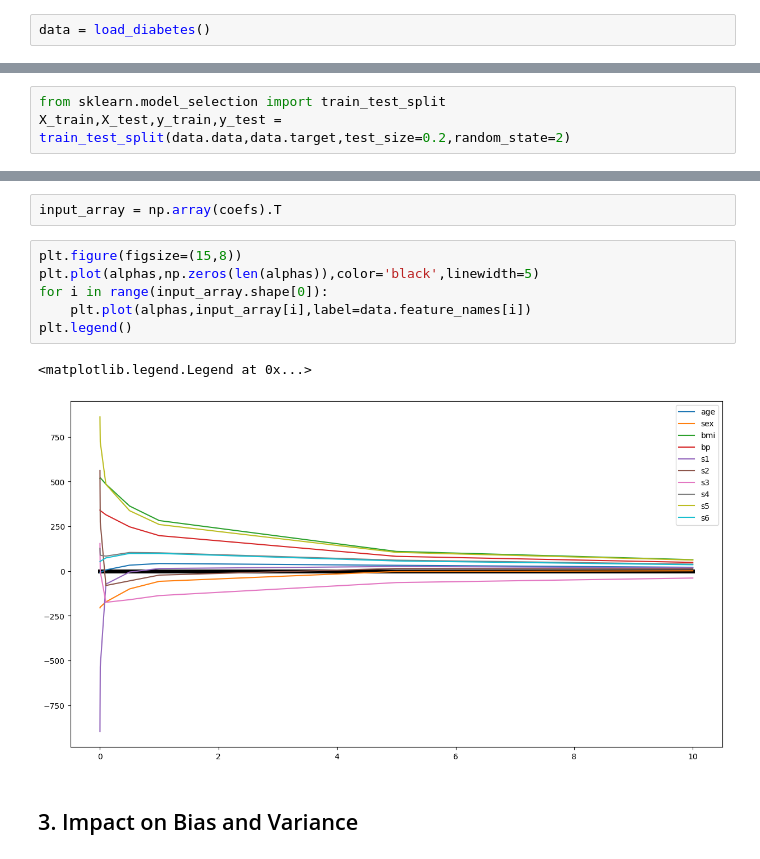
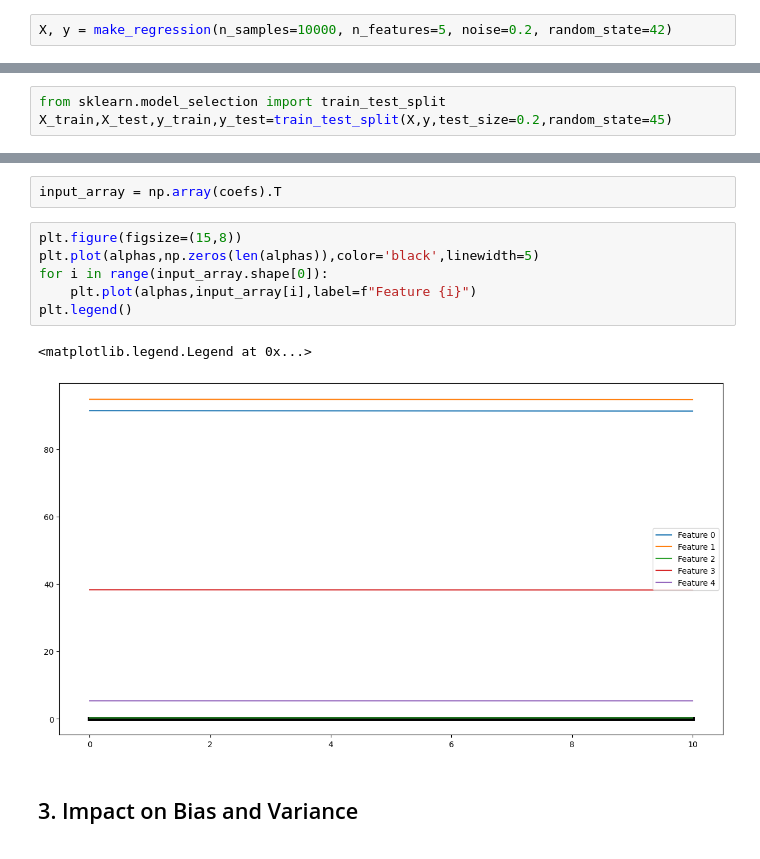
Before and after one commit to pradhans369/Python_and_Data_Science, a Jupyter notebook: 0 ML lecture/22_5 ridge regression.ipynb, the cells around one changed output, grey strips where cells are left out. Drawn from its saved outputs; the diff is of its cells as text.

```diff
--- a/0 ML lecture/22_5 ridge regression.ipynb
+++ b/0 ML lecture/22_5 ridge regression.ipynb
@@ -8,4 +8,4 @@ import pandas as pd
 
 import matplotlib.pyplot as plt
 # %%
-data = load_diabetes()
+X, y = make_regression(n_samples=10000, n_features=5, noise=0.2, random_state=42)
@@ -28,6 +12,6 @@ df.shape
 # %%
 from sklearn.model_selection import train_test_split
-X_train,X_test,y_train,y_test = train_test_split(data.data,data.target,test_size=0.2,random_state=2)
+X_train,X_test,y_train,y_test=train_test_split(X,y,test_size=0.2,random_state=45)
 # %%
 from sklearn.linear_model import Ridge
 from sklearn.metrics import r2_score
@@ -117,12 +101,12 @@ input_array = np.array(coefs).T
 # %%
 plt.figure(figsize=(15,8))
 plt.plot(alphas,np.zeros(len(alphas)),color='black',linewidth=5)
 for i in range(input_array.shape[0]):
-    plt.plot(alphas,input_array[i],label=data.feature_names[i])
+    plt.plot(alphas,input_array[i],label=f"Feature {i}")
 plt.legend()
 # %% [output]
 <matplotlib.legend.Legend at 0x...>
-[figure, old version]
+[figure, new version]
 # %% [markdown]
 ## 3. Impact on Bias and Variance
 # %%
```
Also changed, not shown: parts of 9 cells of this notebook, 4 other files.
